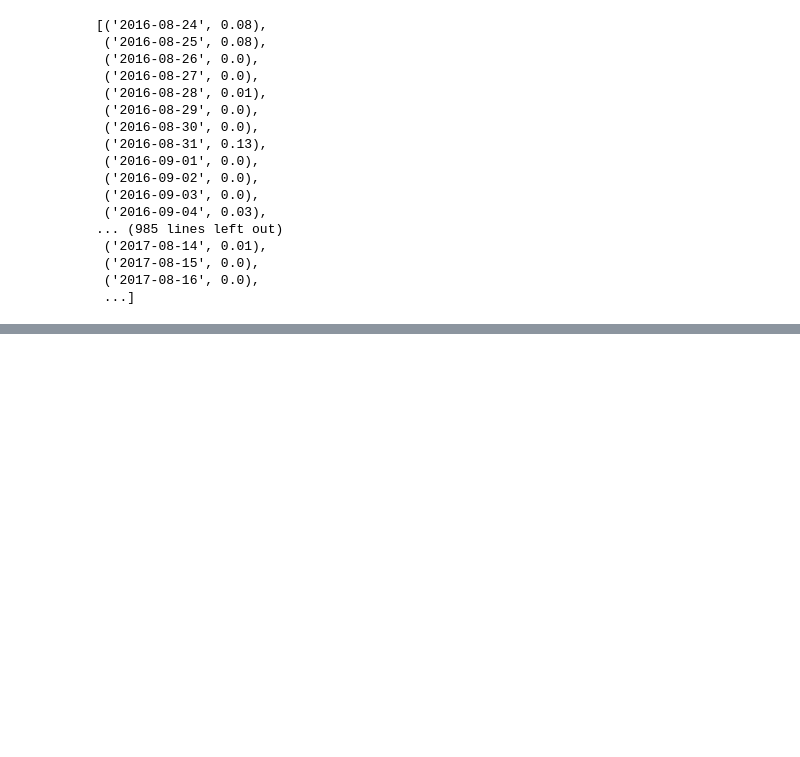
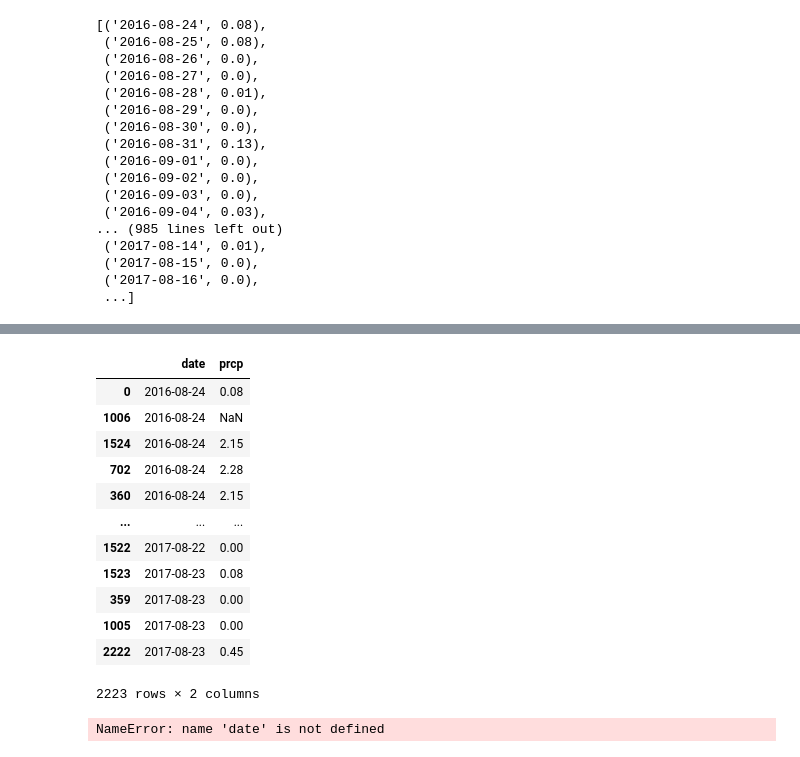
Before and after one commit to Nicole-Ham/SQLAlchemy-challenge, a Jupyter notebook: Surfs Up/Precipitation Analysis.ipynb, the cells around one changed output, grey strips where cells are left out. Drawn from its saved outputs; the diff is of its cells as text; code cells hidden in the pictures; blank space fills up the shorter version.

```diff
--- a/Surfs Up/Precipitation Analysis.ipynb
+++ b/Surfs Up/Precipitation Analysis.ipynb
@@ -79,0 +66,5 @@ pd.DataFrame(question_two)
+# %%
+# Load the query results into a Pandas DataFrame. Explicitly set the column names.
+date_pcp = pd.DataFrame(question_two)
+date_pcp
+#line plot later
@@ -79,0 +85,24 @@ pd.DataFrame(question_two)
+# %%
+# Sort the DataFrame values by "date".
+date_sort = date_pcp.sort_values("date")
+date_sort
+# %% [output]
+|  | date | prcp |
+| 0 | 2016-08-24 | 0.08 |
+| 1006 | 2016-08-24 | NaN |
+| 1524 | 2016-08-24 | 2.15 |
+| 702 | 2016-08-24 | 2.28 |
+| 360 | 2016-08-24 | 2.15 |
+| ... | ... | ... |
+| 1522 | 2017-08-22 | 0.00 |
+| 1523 | 2017-08-23 | 0.08 |
+| 359 | 2017-08-23 | 0.00 |
+| 1005 | 2017-08-23 | 0.00 |
+| 2222 | 2017-08-23 | 0.45 |
+2223 rows × 2 columns
+# %%
+# Plot the results by using the DataFrame plot method
+plt.plot(date, prcp)
+plt.show()
+# %% [output]
+NameError: name 'date' is not defined
```
Also changed, not shown: parts of 4 cells of this notebook.
